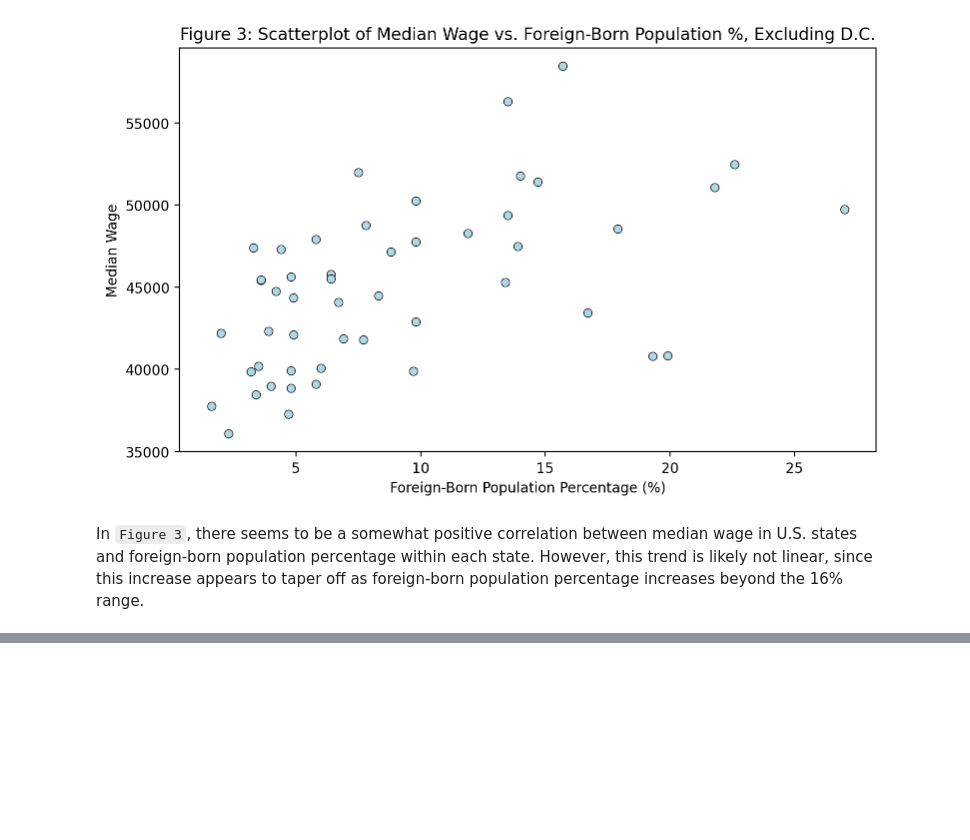
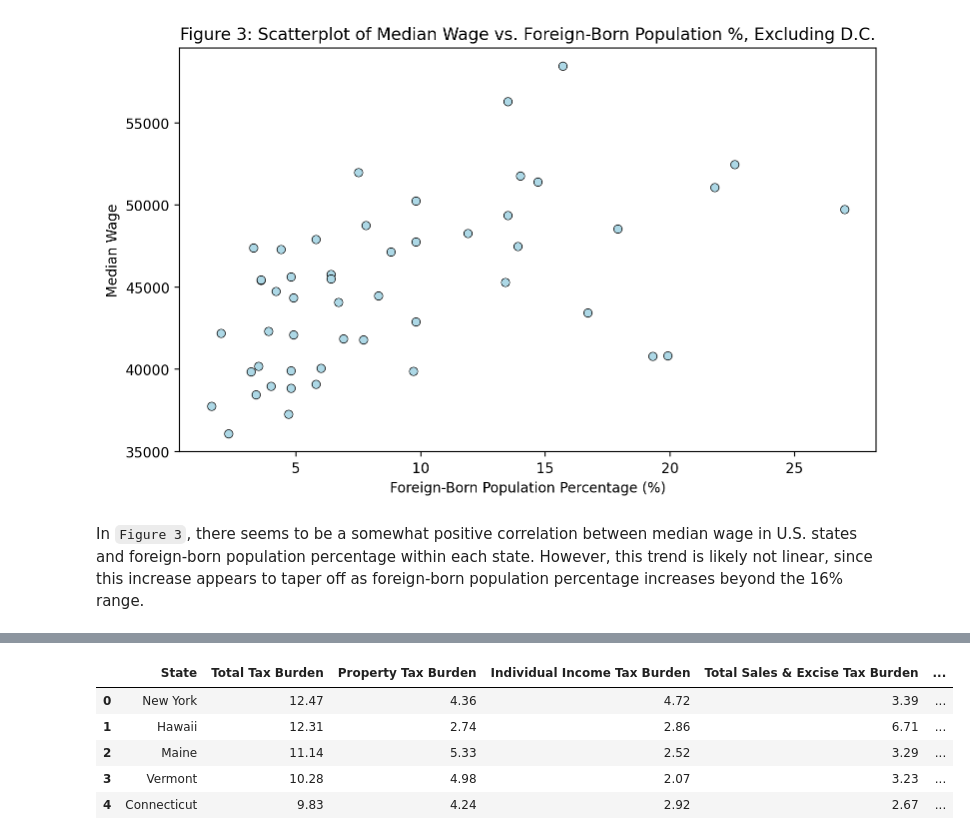
Before and after one commit to ririye01/math4334-MathModelingNotebooks, a Jupyter notebook: homework/hw1/hw1.ipynb, the cells around one changed output, grey strips where cells are left out. Saved outputs shown, nothing was run; the diff lists cells and outputs as text; code cells hidden in the pictures; blank space fills up the shorter version.

```diff
--- a/homework/hw1/hw1.ipynb
+++ b/homework/hw1/hw1.ipynb
@@ -129,0 +163,10 @@ In `Figure 3`, there seems to be a somewhat positive correlation between median
+# %%
+df: pd.DataFrame = df_tax.merge(df_gdp, on="State", how="inner")
+df.head()
+# %% [output]
+|  | State | Total Tax Burden | Property Tax Burden | Individual Income Tax Burden | Total Sales & Excise Tax Burden | ... |
+| 0 | New York | 12.47 | 4.36 | 4.72 | 3.39 | ... |
+| 1 | Hawaii | 12.31 | 2.74 | 2.86 | 6.71 | ... |
+| 2 | Maine | 11.14 | 5.33 | 2.52 | 3.29 | ... |
+| 3 | Vermont | 10.28 | 4.98 | 2.07 | 3.23 | ... |
+| 4 | Connecticut | 9.83 | 4.24 | 2.92 | 2.67 | ... |
```
Also changed, not shown: parts of 9 cells of this notebook, 4 other files.
